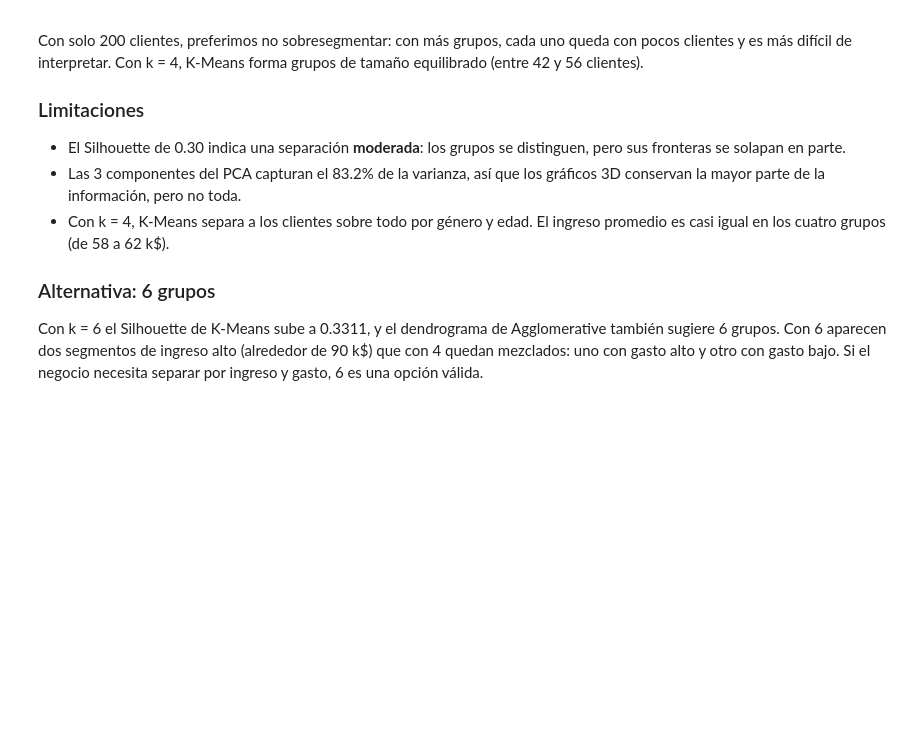
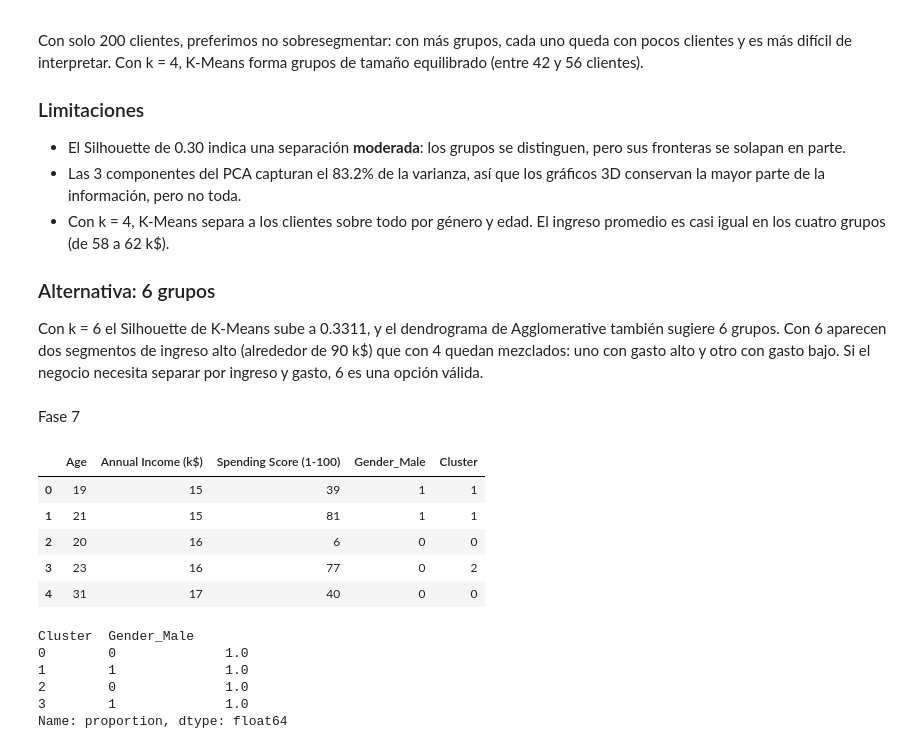
Before and after one commit to lacastrilf/Workshops-Machine-Learning, a Jupyter notebook: 03_Workshop/mall_customers_clustering.ipynb, the cells around one changed output. Cells and saved outputs as stored; diff of their text form; code cells hidden in the pictures; blank space fills up the shorter version.

```diff
--- a/03_Workshop/mall_customers_clustering.ipynb
+++ b/03_Workshop/mall_customers_clustering.ipynb
@@ -402,3 +402,26 @@ Con solo 200 clientes, preferimos no sobresegmentar: con más grupos, cada uno q
 ### Alternativa: 6 grupos
 
 Con k = 6 el Silhouette de K-Means sube a 0.3311, y el dendrograma de Agglomerative también sugiere 6 grupos. Con 6 aparecen dos segmentos de ingreso alto (alrededor de 90 k$) que con 4 quedan mezclados: uno con gasto alto y otro con gasto bajo. Si el negocio necesita separar por ingreso y gasto, 6 es una opción válida.
+# %% [markdown]
+Fase 7
+# %%
+df["Cluster"] = labels  # las labels del método que seleccionaron en la Fase 6
+df.head()
+# %% [output]
+|  | Age | Annual Income (k$) | Spending Score (1-100) | Gender_Male | Cluster |
+| 0 | 19 | 15 | 39 | 1 | 1 |
+| 1 | 21 | 15 | 81 | 1 | 1 |
+| 2 | 20 | 16 | 6 | 0 | 0 |
+| 3 | 23 | 16 | 77 | 0 | 2 |
+| 4 | 31 | 17 | 40 | 0 | 0 |
+# %%
+df.groupby("Cluster")[["Age", "Annual Income (k$)", "Spending Score (1-100)"]].mean()
+df.groupby("Cluster")[["Age", "Annual Income (k$)", "Spending Score (1-100)"]].median()
+df.groupby("Cluster")["Gender_Male"].value_counts(normalize=True)
+# %% [output]
+Cluster  Gender_Male
+0        0              1.0
+1        1              1.0
+2        0              1.0
+3        1              1.0
+Name: proportion, dtype: float64
```
Also changed, not shown: parts of 2 cells of this notebook.
